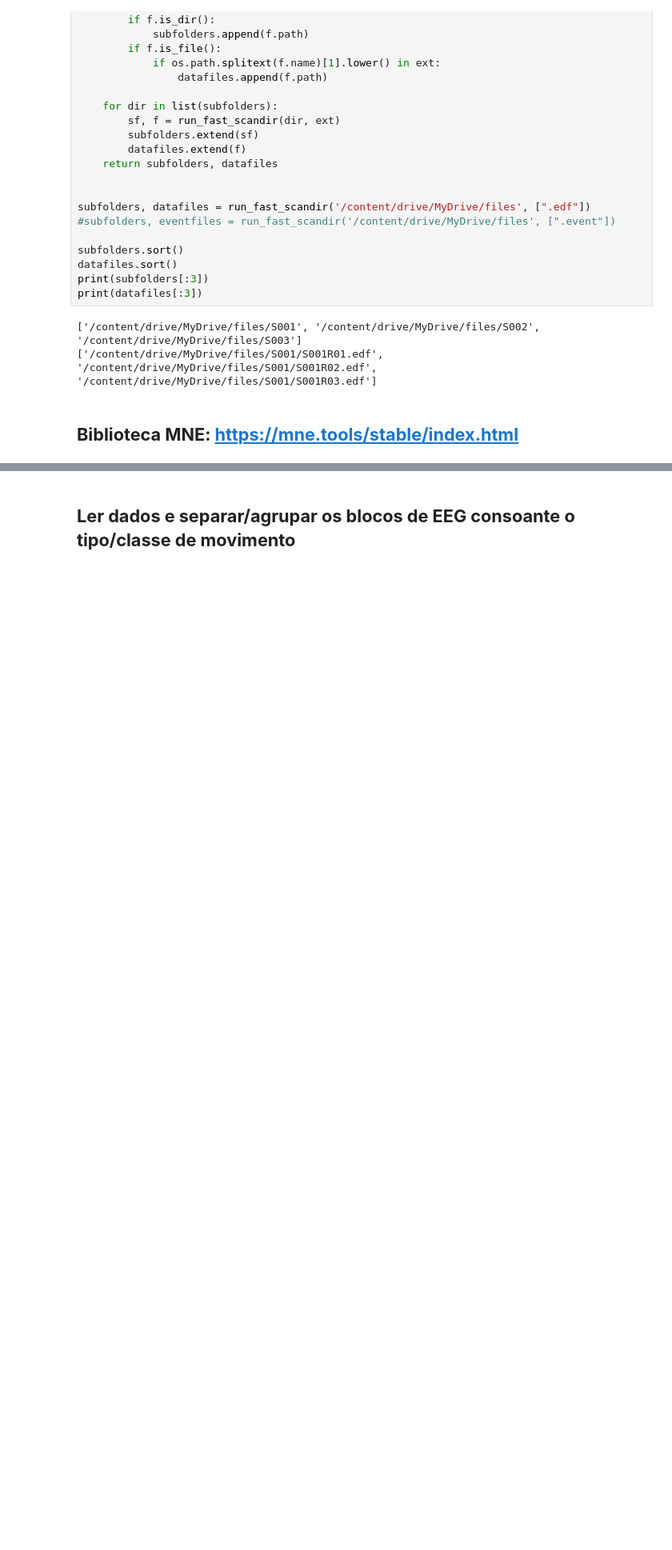
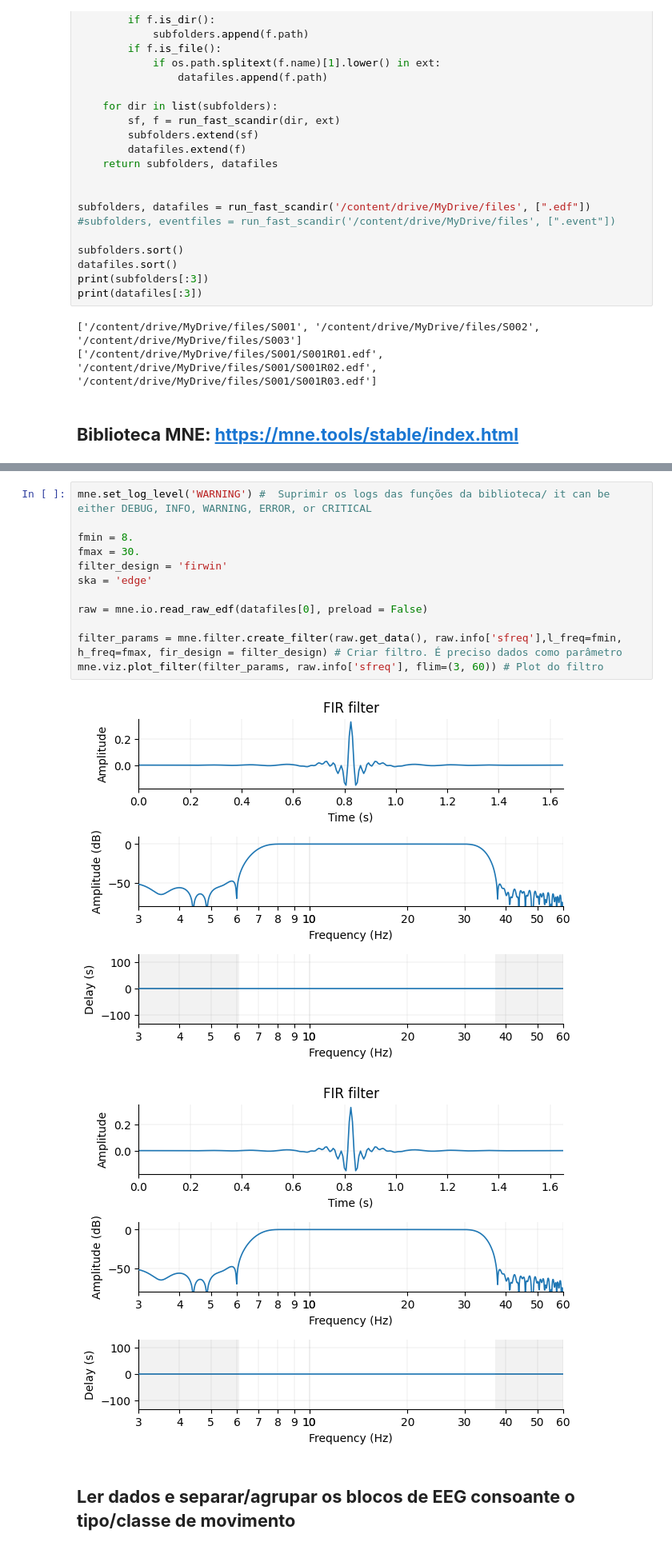
Before and after one commit to MiguelRochaBE/MotorImagery-BCI, a Jupyter notebook: MI_BCI_DatasetAnalysis.ipynb, the cells around one changed output, grey strips where cells are left out. Shown at 80% size. Drawn from its saved outputs; the diff is of its cells as text; blank space fills up the shorter version.

Commit message:
Filtragem dos dados

```diff
--- a/MI_BCI_DatasetAnalysis.ipynb
+++ b/MI_BCI_DatasetAnalysis.ipynb
@@ -53,3 +58,18 @@ import mne
+# %%
+mne.set_log_level('WARNING') #  Suprimir os logs das funções da biblioteca/ it can be either DEBUG, INFO, WARNING, ERROR, or CRITICAL
+
+fmin = 8.
+fmax = 30.
+filter_design = 'firwin'
+ska = 'edge'
+
+raw = mne.io.read_raw_edf(datafiles[0], preload = False)
+
+filter_params = mne.filter.create_filter(raw.get_data(), raw.info['sfreq'],l_freq=fmin, h_freq=fmax, fir_design = filter_design) # Criar filtro. É preciso dados como parâmetro
+mne.viz.plot_filter(filter_params, raw.info['sfreq'], flim=(3, 60)) # Plot do filtro
+# %% [output]
+[figure, added]
+[figure, added]
 # %% [markdown]
 ## **Ler dados e separar/agrupar os blocos de EEG consoante o tipo/classe de movimento**
 # %%
```
Also changed, not shown: parts of 9 cells of this notebook.
